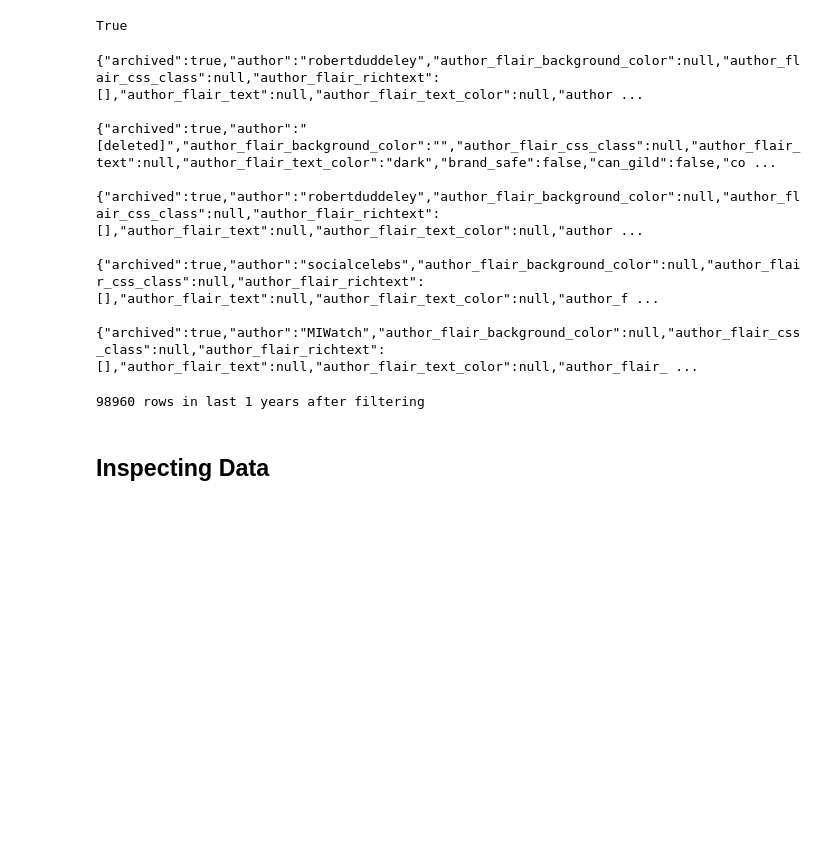
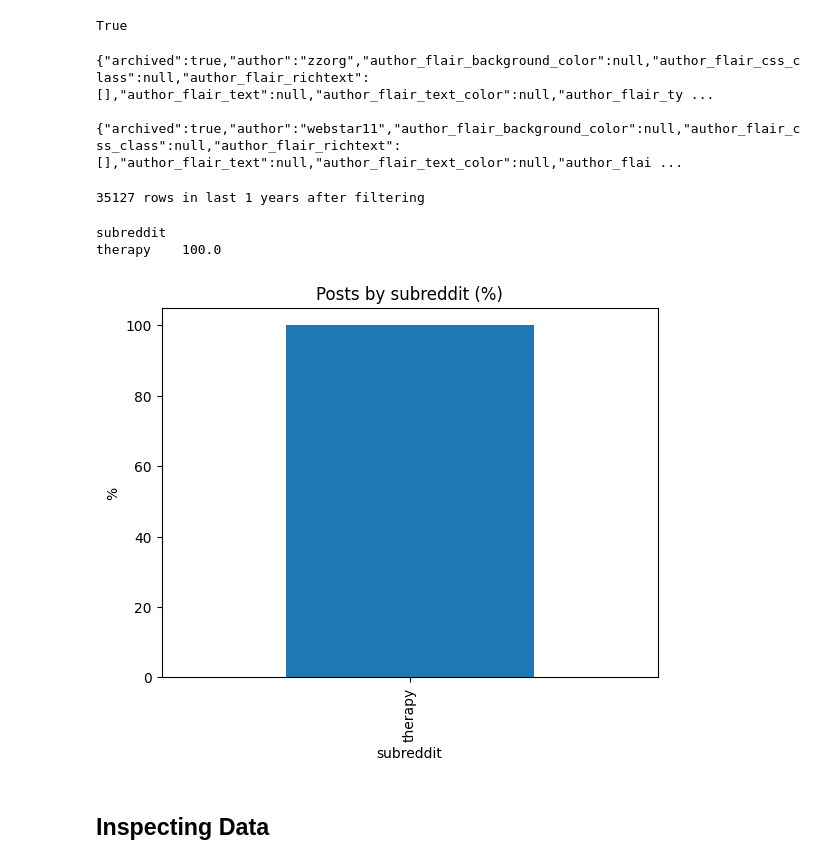
Before and after one commit to remuspoon/finddit, a Jupyter notebook: setup/setup.ipynb, the cells around one changed output. Saved outputs shown, nothing was run; the diff lists cells and outputs as text; code cells hidden in the pictures; blank space fills up the shorter version.

```diff
--- a/setup/setup.ipynb
+++ b/setup/setup.ipynb
@@ -7,39 +7,35 @@ dotenv.load_dotenv()
 # %% [output]
 True
 # %%
-with open('data/mentalhealth_submissions.jsonl', 'r', encoding='utf-8') as f:
-    for i in range(5):
-        print(f.readline())
+file_paths = ["data/therapy_submissions.jsonl"]
+
+for path in file_paths:
+    with open(path, 'r', encoding='utf-8') as f:
+        for i in range(2):
+            print(f.readline())
 # %% [output]
-{"archived":true,"author":"robertduddeley","author_flair_background_color":null,"author_flair_css_class":null,"author_flair_richtext":[],"author_flair_text":null,"author_flair_text_color":null,"author ...
+{"archived":true,"author":"zzorg","author_flair_background_color":null,"author_flair_css_class":null,"author_flair_richtext":[],"author_flair_text":null,"author_flair_text_color":null,"author_flair_ty ...
 
-{"archived":true,"author":"[deleted]","author_flair_background_color":"","author_flair_css_class":null,"author_flair_text":null,"author_flair_text_color":"dark","brand_safe":false,"can_gild":false,"co ...
-
-{"archived":true,"author":"robertduddeley","author_flair_background_color":null,"author_flair_css_class":null,"author_flair_richtext":[],"author_flair_text":null,"author_flair_text_color":null,"author ...
-
-{"archived":true,"author":"socialcelebs","author_flair_background_color":null,"author_flair_css_class":null,"author_flair_richtext":[],"author_flair_text":null,"author_flair_text_color":null,"author_f ...
-
-{"archived":true,"author":"MIWatch","author_flair_background_color":null,"author_flair_css_class":null,"author_flair_richtext":[],"author_flair_text":null,"author_flair_text_color":null,"author_flair_ ...
+{"archived":true,"author":"webstar11","author_flair_background_color":null,"author_flair_css_class":null,"author_flair_richtext":[],"author_flair_text":null,"author_flair_text_color":null,"author_flai ...
 # %%
-file_path = "data/mentalhealth_submissions.jsonl"
 chunksize = 100_000  # tune for your RAM
 
 # compute cutoff for "last year" from now
-cutoff_dt = datetime.now(timezone.utc) - timedelta(days=365)
+cutoff_dt = datetime.now(timezone.utc) - timedelta(days=365*2)
 cutoff_ts = cutoff_dt.timestamp()
 
 frames = []
 
-for chunk in pd.read_json(file_path, lines=True, chunksize=chunksize):
-    # keep only last 2 years
-    chunk = chunk[chunk["created_utc"] >= cutoff_ts]
+for file in file_paths:
+    for chunk in pd.read_json(file, lines=True, chunksize=chunksize):
+        chunk = chunk[chunk["created_utc"] >= cutoff_ts]
 
-    # drop deleted/removed posts
-    chunk = chunk[~chunk["selftext"].isin(["[deleted]", "[removed]"])]
-    chunk = chunk[~chunk["author"].isin(["[deleted]", "[removed]"])]
+        # drop deleted/removed posts
+        chunk = chunk[~chunk["selftext"].isin(["[deleted]", "[removed]"])]
+        chunk = chunk[~chunk["author"].isin(["[deleted]", "[removed]"])]
 
-    if len(chunk):
-        frames.append(chunk)
+        if len(chunk):
+            frames.append(chunk)
 
 time_filtered_df = pd.concat(frames, ignore_index=True)
 clean_df = time_filtered_df[
@@ -55,7 +51,10 @@ clean_df = time_filtered_df[
         "link_flair_text",
         "retrieved_on",
     ]
-].dropna()
+].copy()
+
+# drop rows missing required fields only
+clean_df = clean_df.dropna(subset=["author", "selftext", "created_utc", "title", "permalink", "id", "subreddit", "subreddit_id", "retrieved_on"])
 
 # add t3_ prefix to id and rename to post_id
 # chromadb uses "id" to identify documents
@@ -64,7 +63,16 @@ clean_df = clean_df.drop(columns=["id"])
 
 print(len(clean_df), "rows in last 1 years after filtering")
 # %% [output]
-98960 rows in last 1 years after filtering
+35127 rows in last 1 years after filtering
+# %%
+counts = clean_df["subreddit"].value_counts()
+pct = (counts / counts.sum() * 100).round(1)
+pct.plot(kind="bar", title="Posts by subreddit (%)", ylabel="%");
+print(pct.to_string())
+# %% [output]
+subreddit
+therapy    100.0
+[figure, added]
 # %% [markdown]
 ## Inspecting Data
 # %% [markdown]
```
Also changed, not shown: parts of 25 cells of this notebook, 1 other file.
